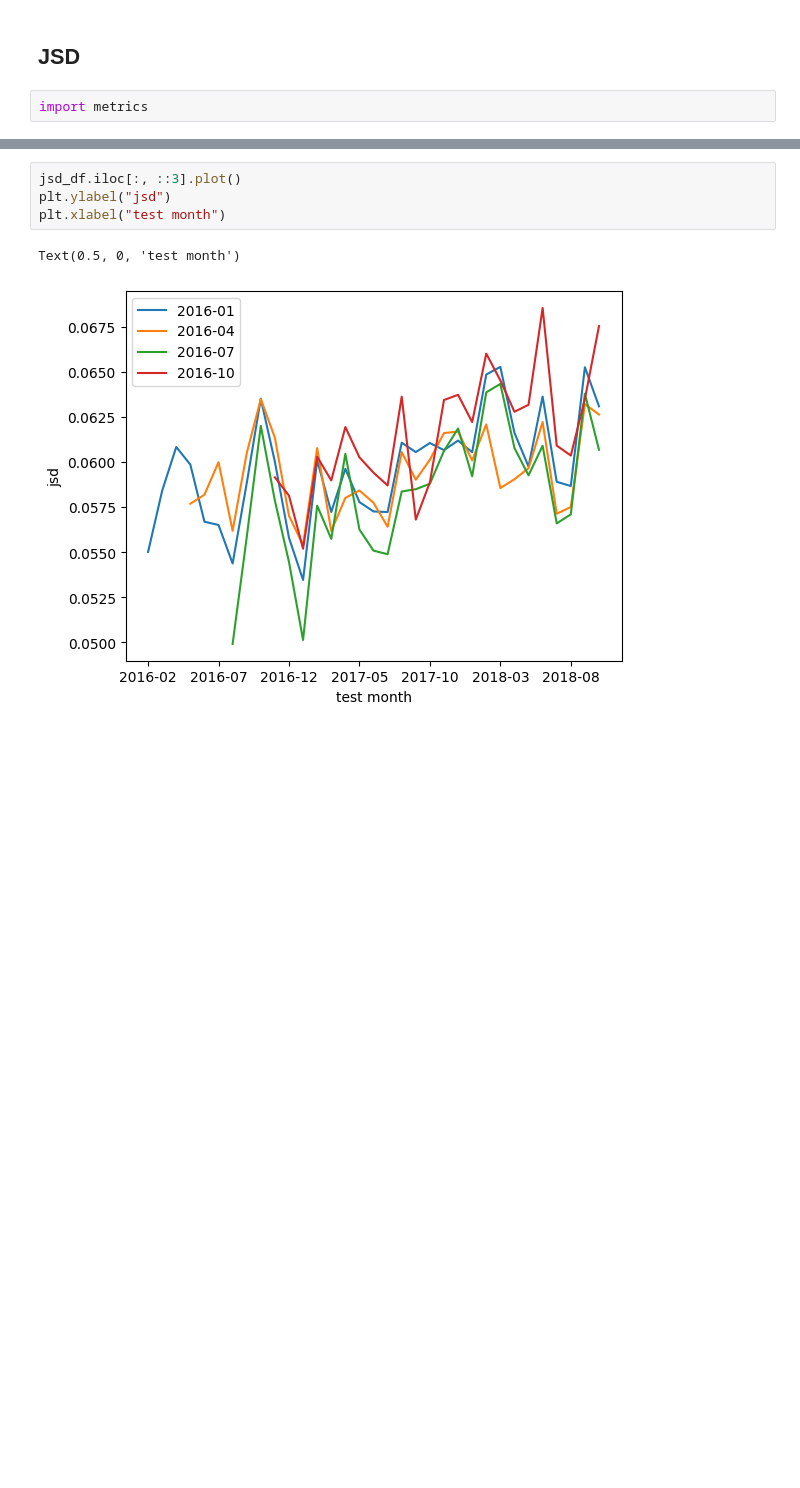
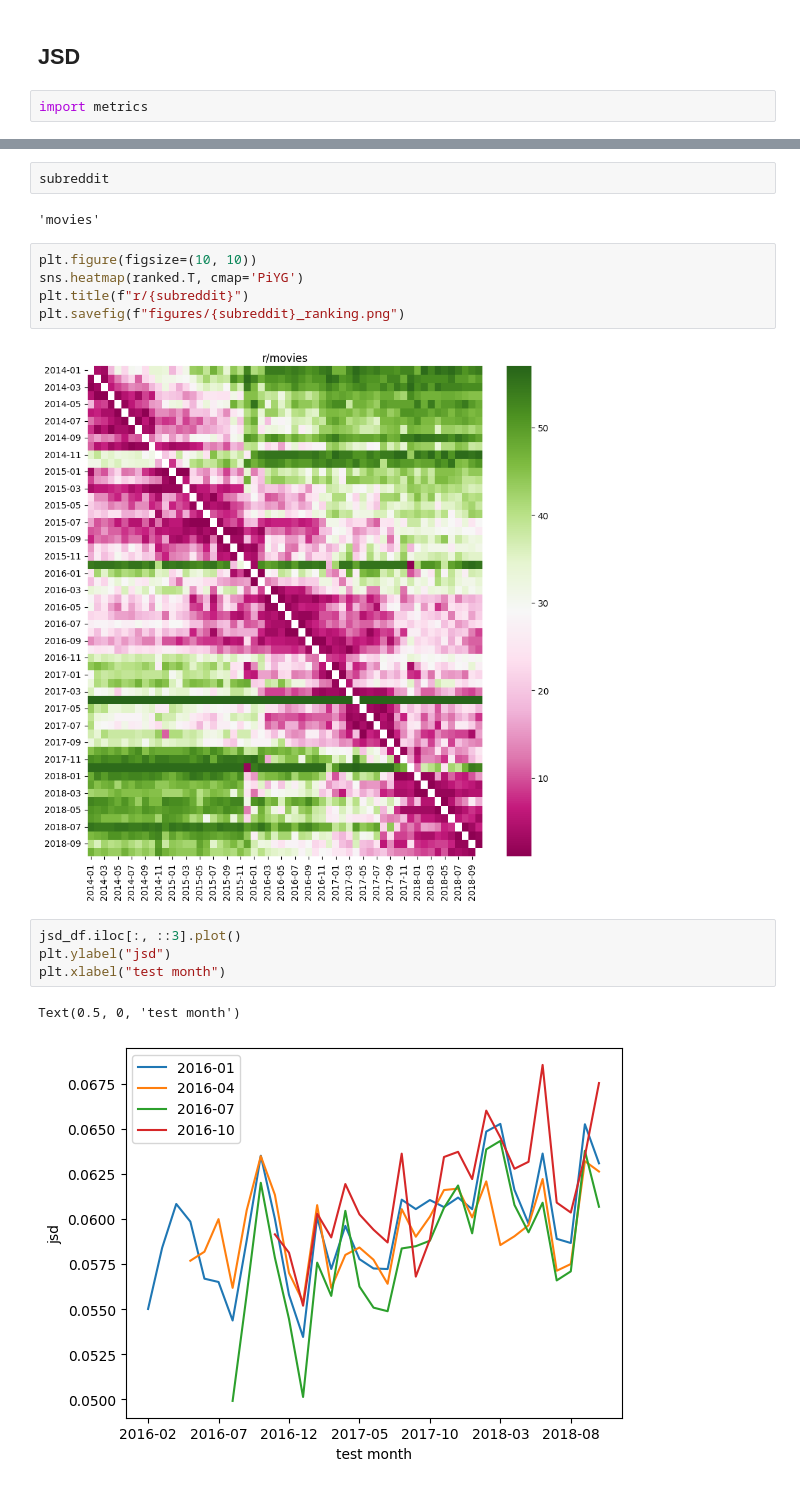
Before and after one commit to andrea-w-wang/reddit-seasonality, a Jupyter notebook: jsd.ipynb, the cells around one changed output, grey strips where cells are left out. Cells and saved outputs as stored; diff of their text form; blank space fills up the shorter version.

```diff
--- a/jsd.ipynb
+++ b/jsd.ipynb
@@ -181,3 +170,14 @@ Text(0.02, 0.5, 'test month')
+# %%
+subreddit
+# %% [output]
+'movies'
+# %%
+plt.figure(figsize=(10, 10))
+sns.heatmap(ranked.T, cmap='PiYG')
+plt.title(f"r/{subreddit}")
+plt.savefig(f"figures/{subreddit}_ranking.png")
+# %% [output]
+[figure, added]
 # %%
 jsd_df.iloc[:, ::3].plot()
 plt.ylabel("jsd")
```
Also changed, not shown: parts of 29 cells of this notebook.
